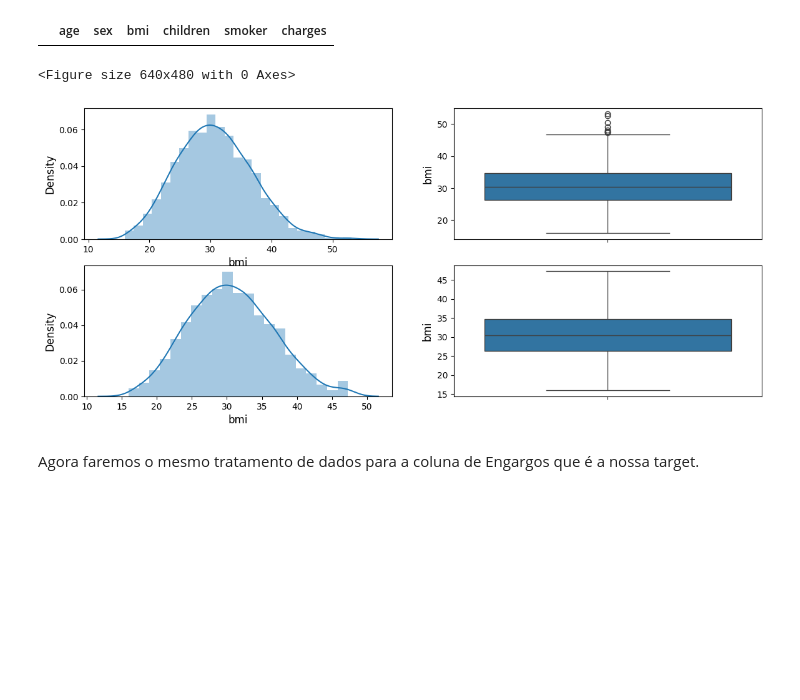
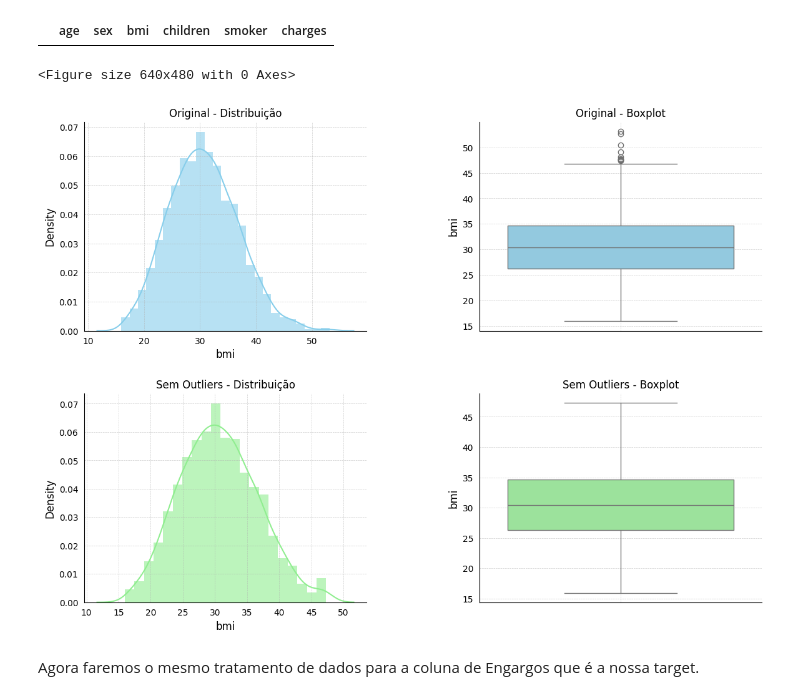
Before and after one commit to lucasfelipecdm/tech-challenge-fase-1, a Jupyter notebook: preprocessing/data_preprocessing.ipynb, the cells around one changed output. Drawn from its saved outputs; the diff is of its cells as text; code cells hidden in the pictures; blank space fills up the shorter version.

```diff
--- a/preprocessing/data_preprocessing.ipynb
+++ b/preprocessing/data_preprocessing.ipynb
@@ -112,25 +123,38 @@ dataset_outliers = modified_dataset.copy()
 # %%
 dataset_outliers['bmi'] = np.where(dataset_outliers['bmi'] > upper_bound_bmi,
     upper_bound_bmi, np.where(dataset_outliers['bmi'] < lower_bound_bmi,  lower_bound_bmi,  dataset_outliers['bmi']))
-# %%
-plt.suptitle('Distribuição de IMC antes e depois da remoção dos Outliers')
-plt.figure(figsize=(14,6))
-plt.subplot(2,2,1)
-sns.distplot(dataset['bmi'])
-
-plt.subplot(2,2,2)
-sns.boxplot(dataset['bmi'])
-
-plt.subplot(2,2,3)
-sns.distplot(dataset_outliers['bmi'])
-
-plt.subplot(2,2,4)
-sns.boxplot(dataset_outliers['bmi'])
-
-plt.show()
-# %% [output]
-<Figure size 640x480 with 0 Axes>
-[figure, removed]
+# %%
+plt.suptitle('Distribuição de IMC antes e depois da remoção dos Outliers', fontsize=14)
+plt.figure(figsize=(14, 10))
+gridspec = plt.GridSpec(2, 2, wspace=0.4, hspace=0.3)
+
+ax1 = plt.subplot(gridspec[0, 0])
+sns.distplot(dataset['bmi'], color='skyblue', hist_kws={'alpha': 0.6})
+ax1.set_title('Original - Distribuição', fontsize=12)
+
+ax2 = plt.subplot(gridspec[0, 1])
+sns.boxplot(dataset['bmi'], ax=ax2, color='skyblue')
+ax2.set_title('Original - Boxplot', fontsize=12)
+
+ax3 = plt.subplot(gridspec[1, 0])
+sns.distplot(dataset_outliers['bmi'], color='lightgreen', hist_kws={'alpha': 0.6})
+ax3.set_title('Sem Outliers - Distribuição', fontsize=12)
+
+ax4 = plt.subplot(gridspec[1, 1])
+sns.boxplot(dataset_outliers['bmi'], ax=ax4, color='lightgreen')
+ax4.set_title('Sem Outliers - Boxplot', fontsize=12)
+
+for ax in [ax1, ax2, ax3, ax4]:
+    ax.spines['top'].set_visible(False)
+    ax.spines['right'].set_visible(False)
+    ax.tick_params(bottom=False, left=False)
+    ax.grid(True, linestyle='--', alpha=0.6, which='both', linewidth=0.5)
+    plt.tight_layout()
+
+plt.show()
+# %% [output]
+<Figure size 640x480 with 0 Axes>
+[figure, added]
 # %% [markdown]
 Agora faremos o mesmo tratamento de dados para a coluna de Engargos que é a nossa target.
 # %%
```
Also changed, not shown: parts of 4 cells of this notebook.
